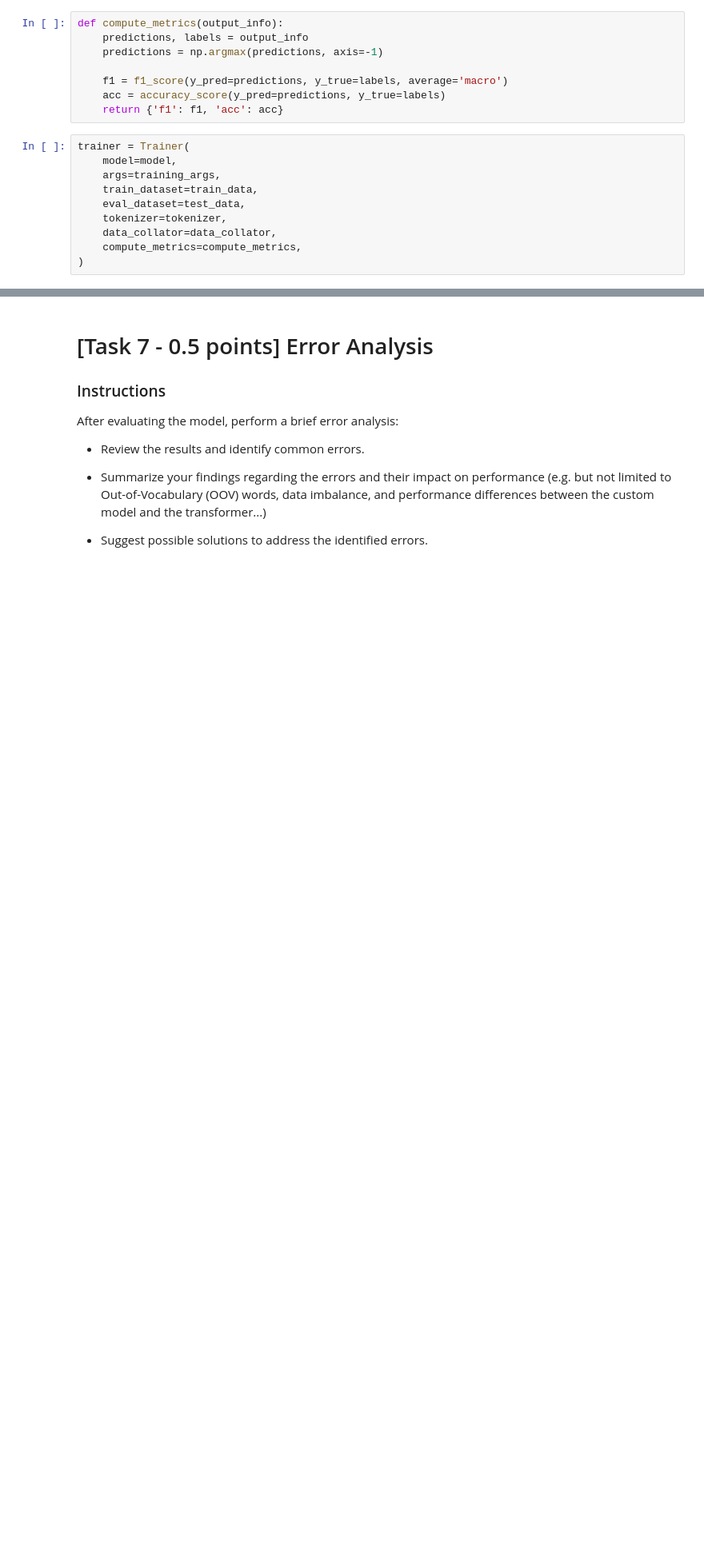
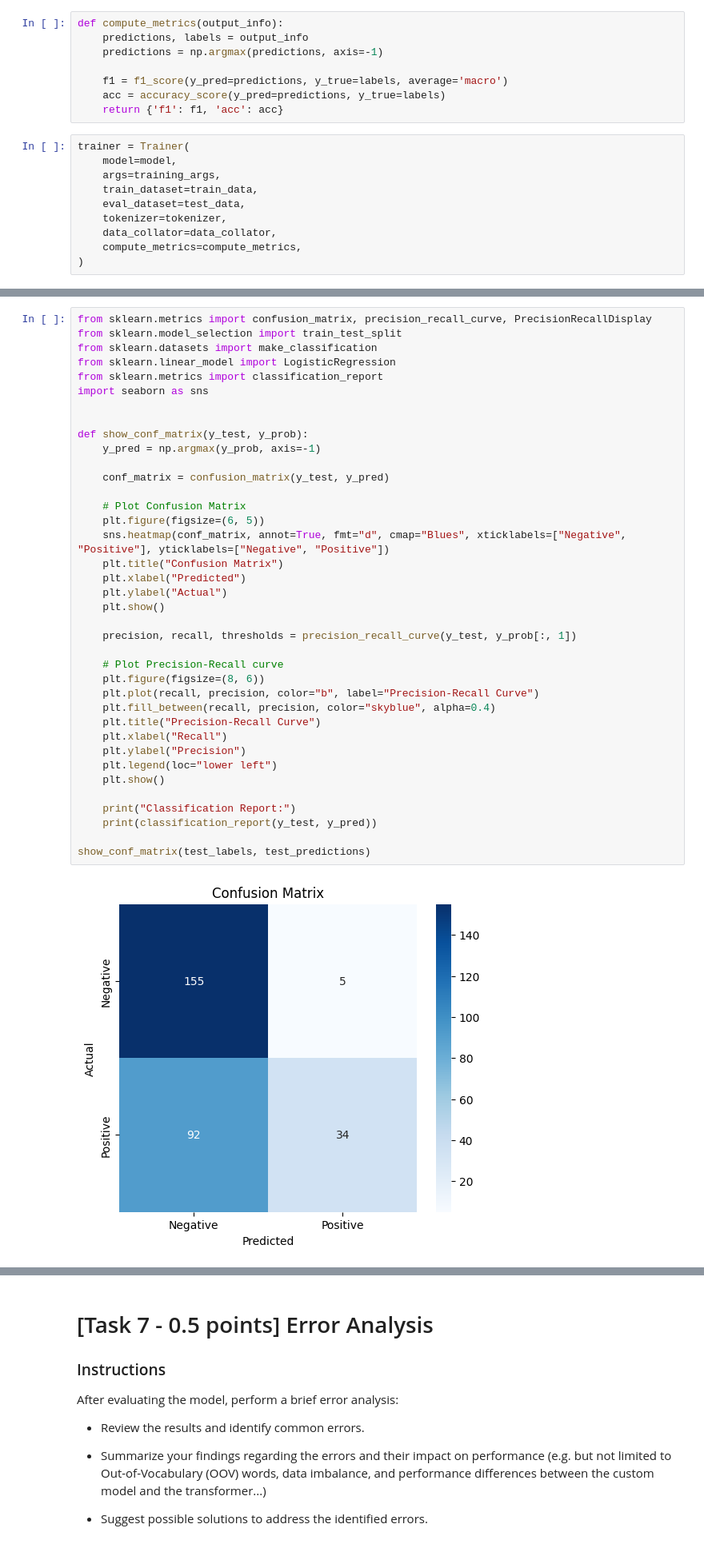
Before and after one commit to tancredibosi/nlp-assignments, a Jupyter notebook: Assignment1_2425.ipynb, the cells around one changed output, grey strips where cells are left out. Shown: that part at 80% size. Saved outputs shown, nothing was run; the diff lists cells and outputs as text; blank space fills up the shorter version.

```diff
--- a/Assignment1_2425.ipynb
+++ b/Assignment1_2425.ipynb
@@ -873,0 +902,40 @@ print(test_metrics)
+# %%
+from sklearn.metrics import confusion_matrix, precision_recall_curve, PrecisionRecallDisplay
+from sklearn.model_selection import train_test_split
+from sklearn.datasets import make_classification
+from sklearn.linear_model import LogisticRegression
+from sklearn.metrics import classification_report
+import seaborn as sns
+
+
+def show_conf_matrix(y_test, y_prob):
+    y_pred = np.argmax(y_prob, axis=-1)
+
+    conf_matrix = confusion_matrix(y_test, y_pred)
+
+    # Plot Confusion Matrix
+    plt.figure(figsize=(6, 5))
+    sns.heatmap(conf_matrix, annot=True, fmt="d", cmap="Blues", xticklabels=["Negative", "Positive"], yticklabels=["Negative", "Positive"])
+    plt.title("Confusion Matrix")
+    plt.xlabel("Predicted")
+    plt.ylabel("Actual")
+    plt.show()
+
+    precision, recall, thresholds = precision_recall_curve(y_test, y_prob[:, 1])
+
+    # Plot Precision-Recall curve
+    plt.figure(figsize=(8, 6))
+    plt.plot(recall, precision, color="b", label="Precision-Recall Curve")
+    plt.fill_between(recall, precision, color="skyblue", alpha=0.4)
+    plt.title("Precision-Recall Curve")
+    plt.xlabel("Recall")
+    plt.ylabel("Precision")
+    plt.legend(loc="lower left")
+    plt.show()
+
+    print("Classification Report:")
+    print(classification_report(y_test, y_pred))
+
+show_conf_matrix(test_labels, test_predictions)
+# %% [output]
+[figure, added]
```
Also changed, not shown: parts of 19 cells of this notebook.
